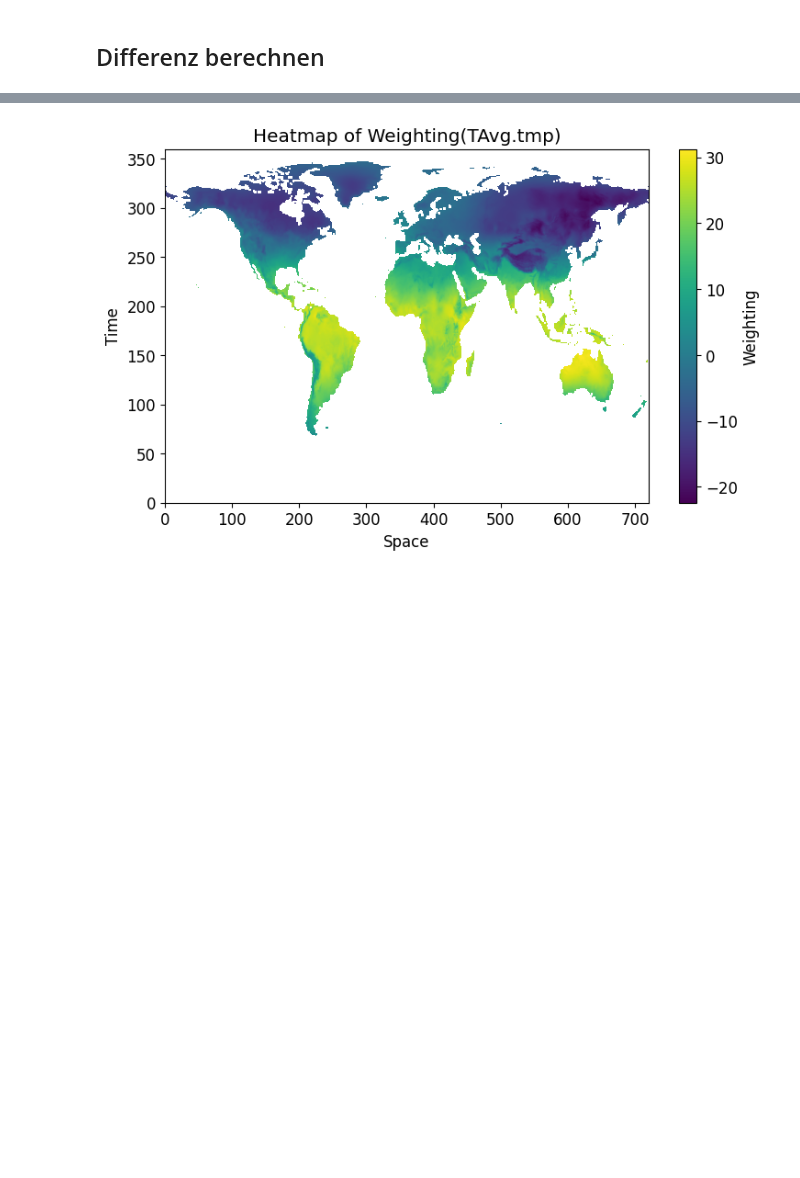
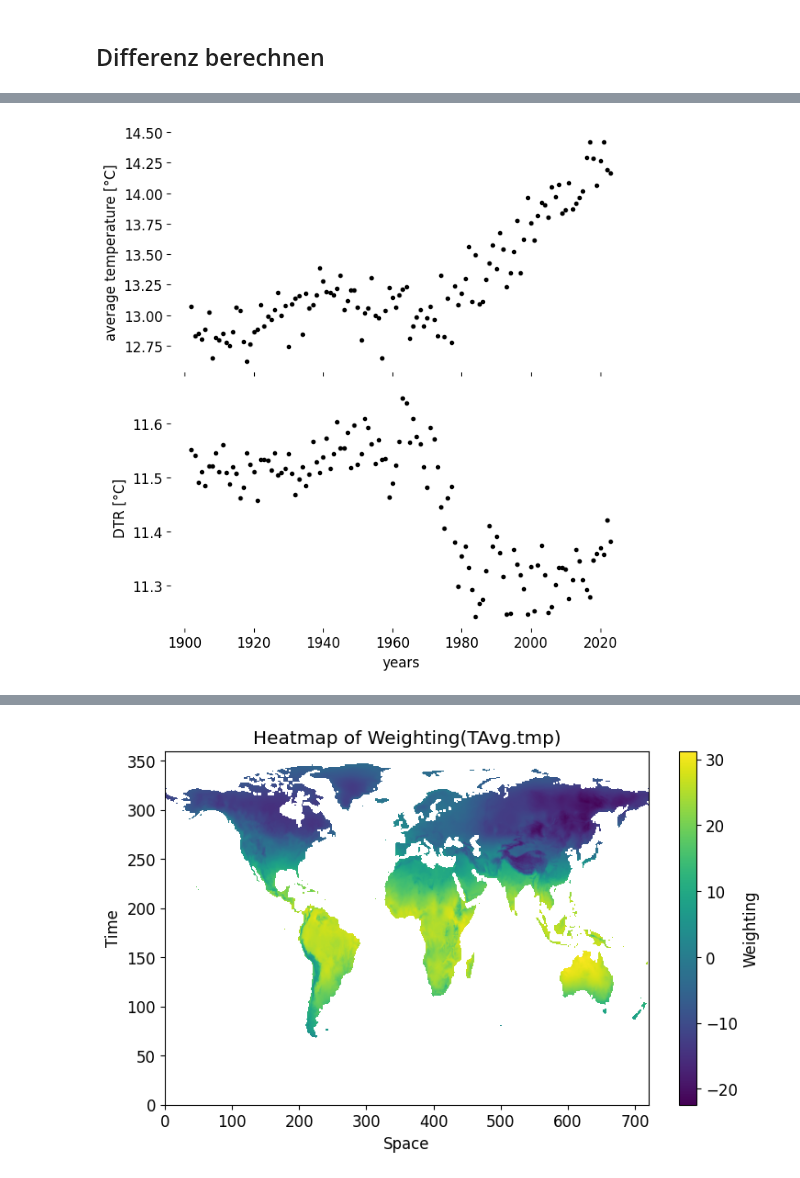
Before and after one commit to LeoausderDose/Praktikum_AWI, a Jupyter notebook: Bilder/DTR_TAvg_CRU_global/DTR_new_weighting.ipynb, the cells around one changed output, grey strips where cells are left out. Cells and saved outputs as stored; diff of their text form; code cells hidden in the pictures; blank space fills up the shorter version.

```diff
--- a/Bilder/DTR_TAvg_CRU_global/DTR_new_weighting.ipynb
+++ b/Bilder/DTR_TAvg_CRU_global/DTR_new_weighting.ipynb
@@ -118,0 +148,39 @@ plt.plot(TAvg.time, TAvg.tmp.mean(dim = ['lon', 'lat']), marker = '.', ls = '')
+# %%
+
+# Filter data for the first plot
+TAvg_mean_year_after_1970 = TAvg_mean_year.sel(time=TAvg_mean_year['time'] >= pd.to_datetime(startdate))
+
+# Filter data for the second plot
+DTR_mean_year_after_1970 = DTR_mean_year.sel(time=DTR_mean_year['time'] >= pd.to_datetime(startdate))
+
+# Create a single figure with two subplots
+fig, (ax1, ax2) = plt.subplots(2, 1, figsize=(17 / 2.54, 7))
+
+# Plot the data for the first subplot
+ax1.plot(TAvg_mean_year_after_1970.time, TAvg_mean_year_after_1970, marker='.', linestyle='', color='black', label='Average Temperature')
+ax1.set_ylabel('average temperature [°C]')
+ax1.set_xticklabels([])  # Remove x-axis labels for the first subplot
+ax1.spines['top'].set_visible(False)
+ax1.spines['right'].set_visible(False)
+ax1.spines['bottom'].set_visible(False)
+ax1.spines['left'].set_visible(False)
+
+# Plot the data for the second subplot
+ax2.plot(DTR_mean_year_after_1970.time, DTR_mean_year_after_1970, marker='.', linestyle='', color='black', label='DTR')
+ax2.set_xlabel('years')
+ax2.set_ylabel('DTR [°C]')
+#ax2.set_ylim(7.15, 7.45)
+ax2.spines['top'].set_visible(False)
+ax2.spines['right'].set_visible(False)
+ax2.spines['bottom'].set_visible(False)
+ax2.spines['left'].set_visible(False)
+
+# Adjust layout
+plt.tight_layout()
+
+# Save or show the plot
+plt.savefig('combined_plot_yearly'+str(startdate)+'nomarker_global.pdf')
+plt.savefig('combined_plot_yearly'+str(startdate)+'nomarker_global.png', dpi=300)
+plt.show()
+# %% [output]
+[figure, added]
```
Also changed, not shown: parts of 36 cells of this notebook, 15 other files.
